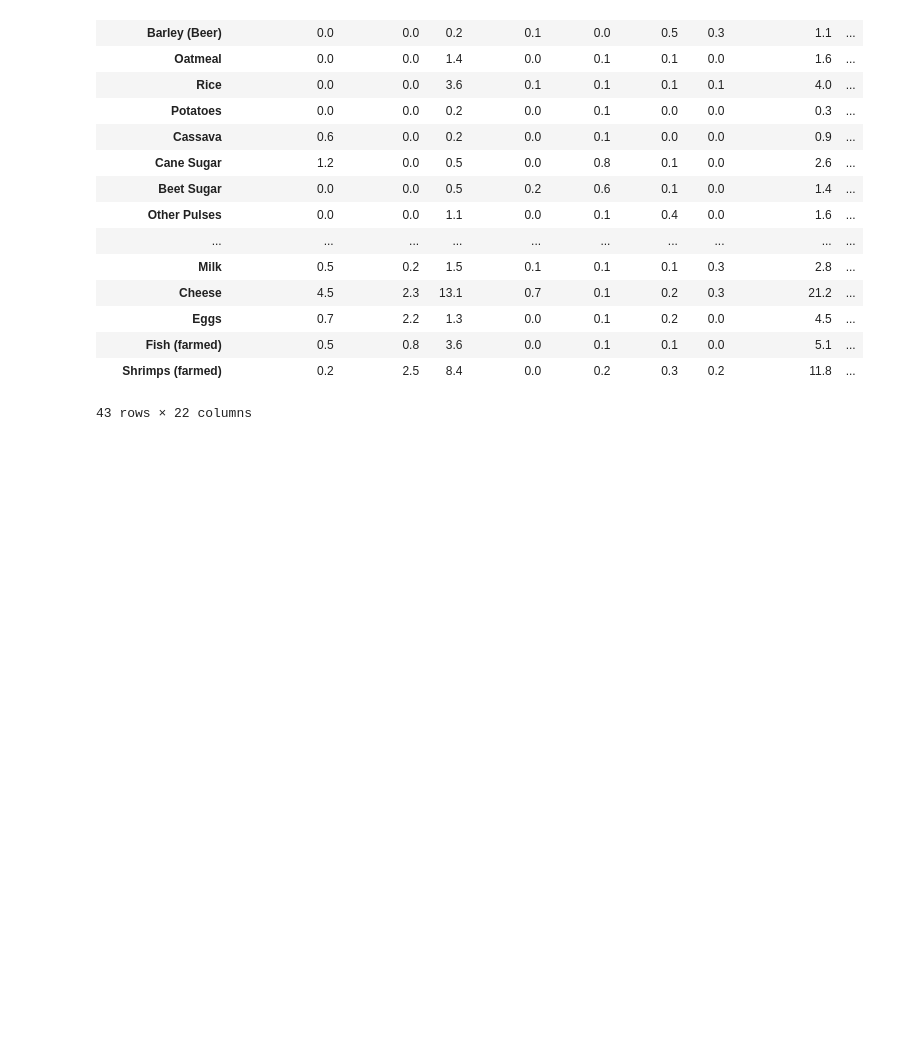
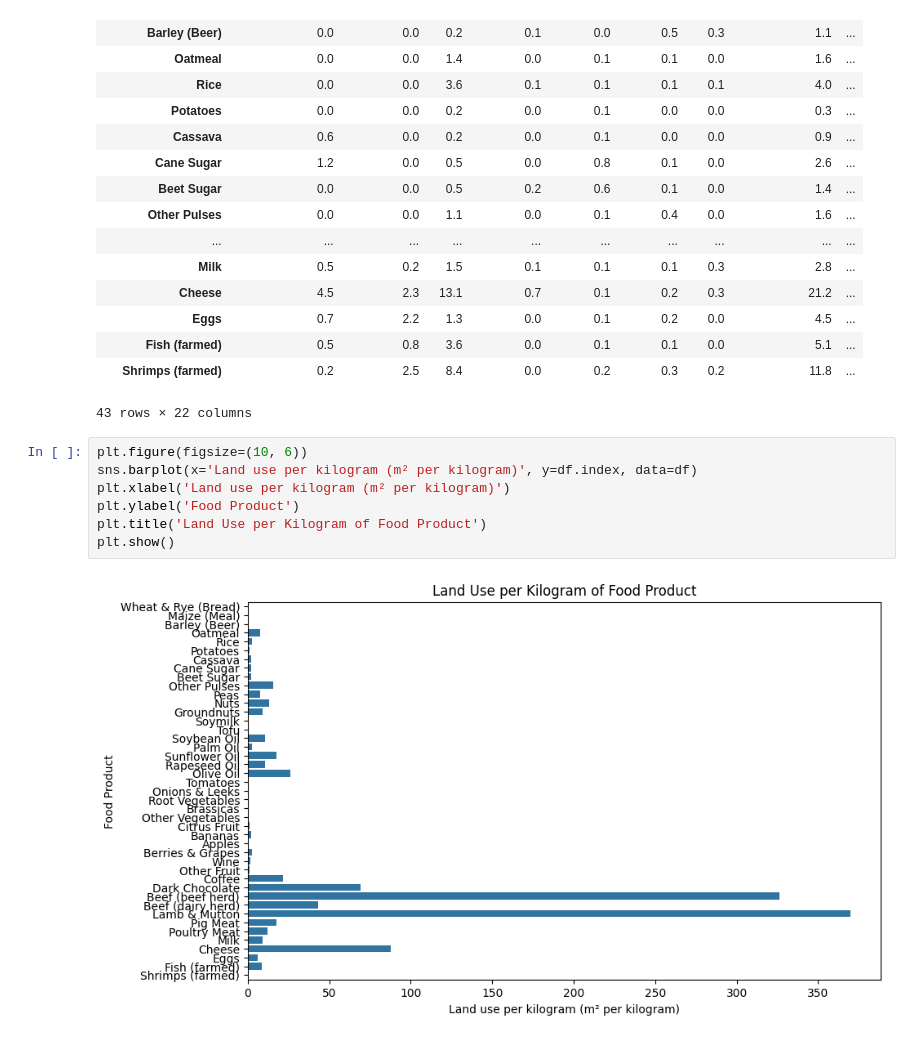
Before and after one commit to lukasbals/tomorrow-university, a Jupyter notebook: 08_orientation_group_challenge/food_production.ipynb, the cells around one changed output. Saved outputs shown, nothing was run; the diff lists cells and outputs as text; blank space fills up the shorter version.

Commit message:
add figures about the land use of food production

```diff
--- a/08_orientation_group_challenge/food_production.ipynb
+++ b/08_orientation_group_challenge/food_production.ipynb
@@ -26,3 +26,12 @@ display(df)
 | Fish (farmed) | 0.5 | 0.8 | 3.6 | 0.0 | 0.1 | 0.1 | 0.0 | 5.1 | ... |
 | Shrimps (farmed) | 0.2 | 2.5 | 8.4 | 0.0 | 0.2 | 0.3 | 0.2 | 11.8 | ... |
 43 rows × 22 columns
+# %%
+plt.figure(figsize=(10, 6))
+sns.barplot(x='Land use per kilogram (m² per kilogram)', y=df.index, data=df)
+plt.xlabel('Land use per kilogram (m² per kilogram)')
+plt.ylabel('Food Product')
+plt.title('Land Use per Kilogram of Food Product')
+plt.show()
+# %% [output]
+[figure, added]
```
Also changed, not shown: parts of 1 cell of this notebook.
